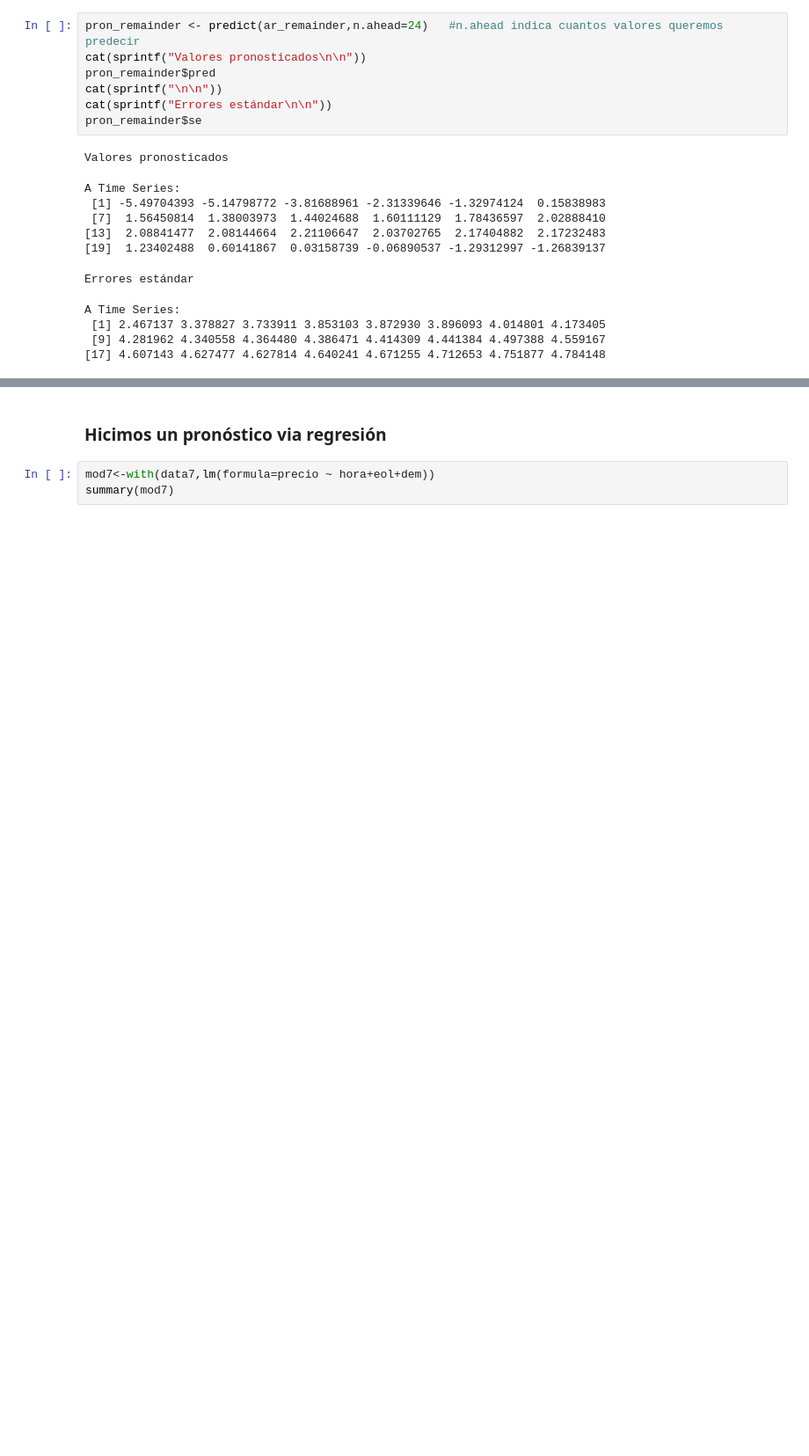
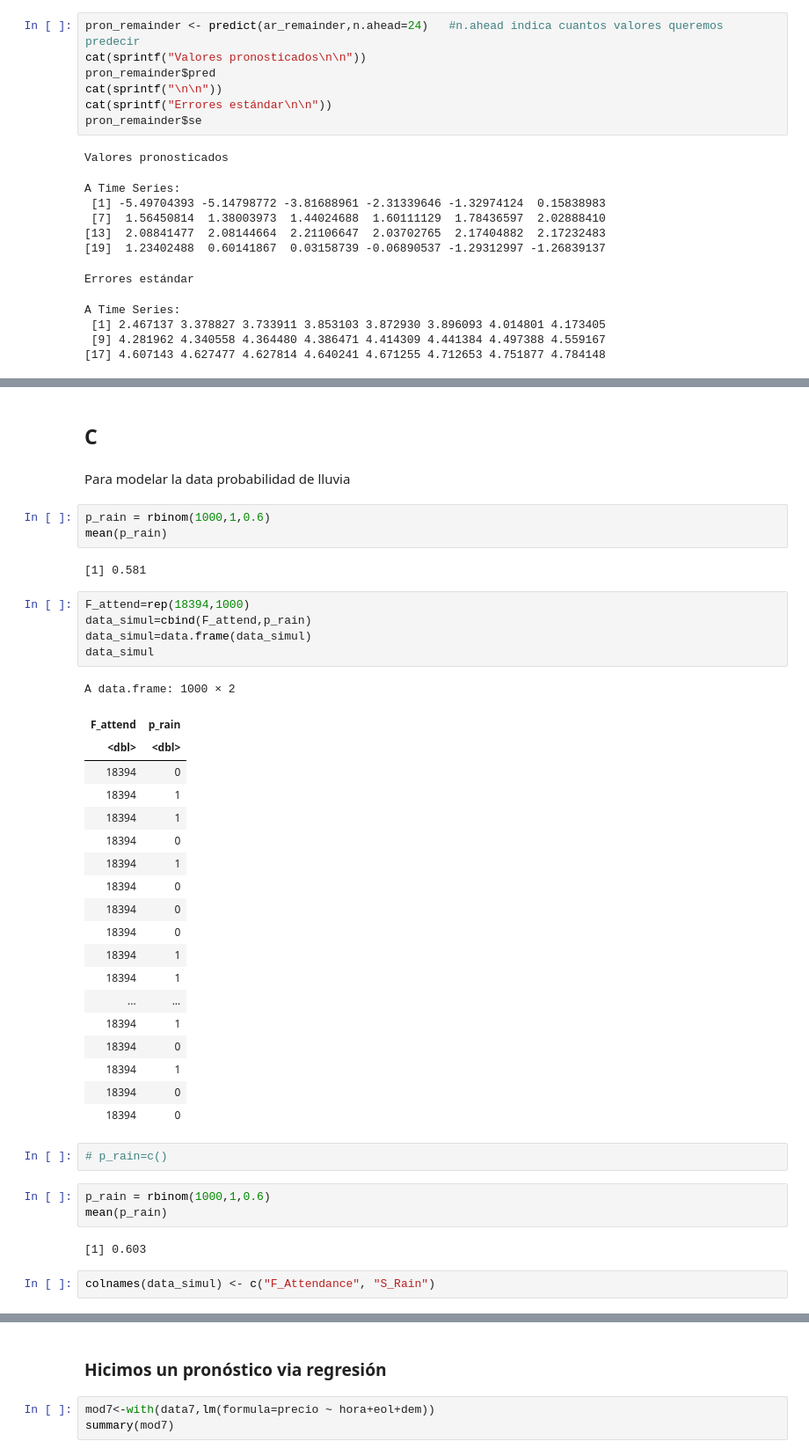
Before and after one commit to cesar-trader/simul_tarea2, a Jupyter notebook: tarea4_Cesar_Cerda.ipynb, the cells around one changed output, grey strips where cells are left out. Shown at 88% size. Drawn from its saved outputs; the diff is of its cells as text; blank space fills up the shorter version.

```diff
--- a/tarea4_Cesar_Cerda.ipynb
+++ b/tarea4_Cesar_Cerda.ipynb
@@ -311,0 +479,43 @@ plot.pronostico
+# %% [markdown]
+## C
+# %% [markdown]
+Para modelar la data probabilidad de lluvia
+# %%
+p_rain = rbinom(1000,1,0.6)
+mean(p_rain)
+# %% [output]
+[1] 0.581
+# %%
+F_attend=rep(18394,1000)
+data_simul=cbind(F_attend,p_rain)
+data_simul=data.frame(data_simul)
+data_simul
+# %% [output]
+A data.frame: 1000 × 2
+| F_attend | p_rain |
+| <dbl> | <dbl> |
+| 18394 | 0 |
+| 18394 | 1 |
+| 18394 | 1 |
+| 18394 | 0 |
+| 18394 | 1 |
+| 18394 | 0 |
+| 18394 | 0 |
+| 18394 | 0 |
+| 18394 | 1 |
+| 18394 | 1 |
+| ... | ... |
+| 18394 | 1 |
+| 18394 | 0 |
+| 18394 | 1 |
+| 18394 | 0 |
+| 18394 | 0 |
+# %%
+# p_rain=c()
+# %%
+p_rain = rbinom(1000,1,0.6)
+mean(p_rain)
+# %% [output]
+[1] 0.603
+# %%
+colnames(data_simul) <- c("F_Attendance", "S_Rain")
```
Also changed, not shown: parts of 42 cells of this notebook.
